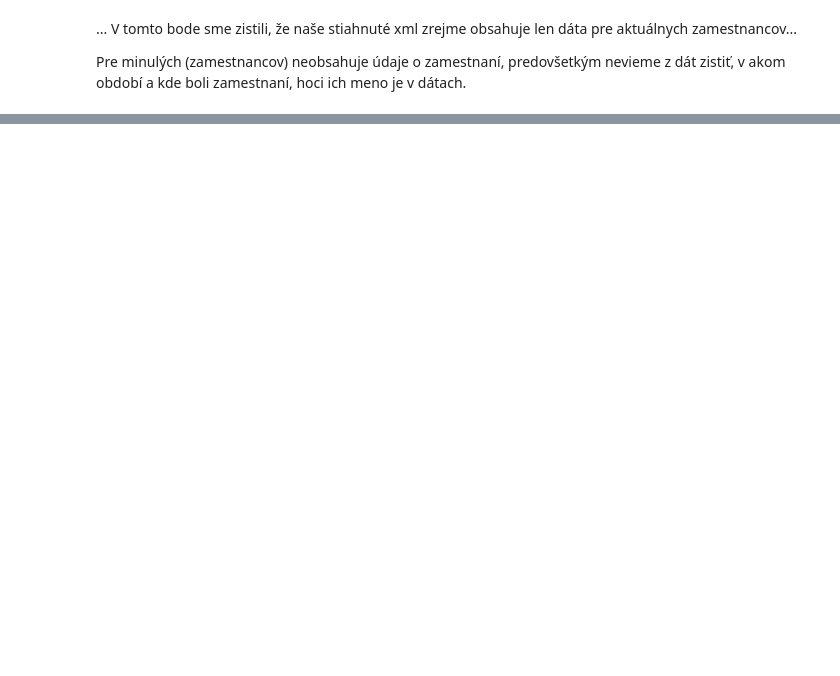
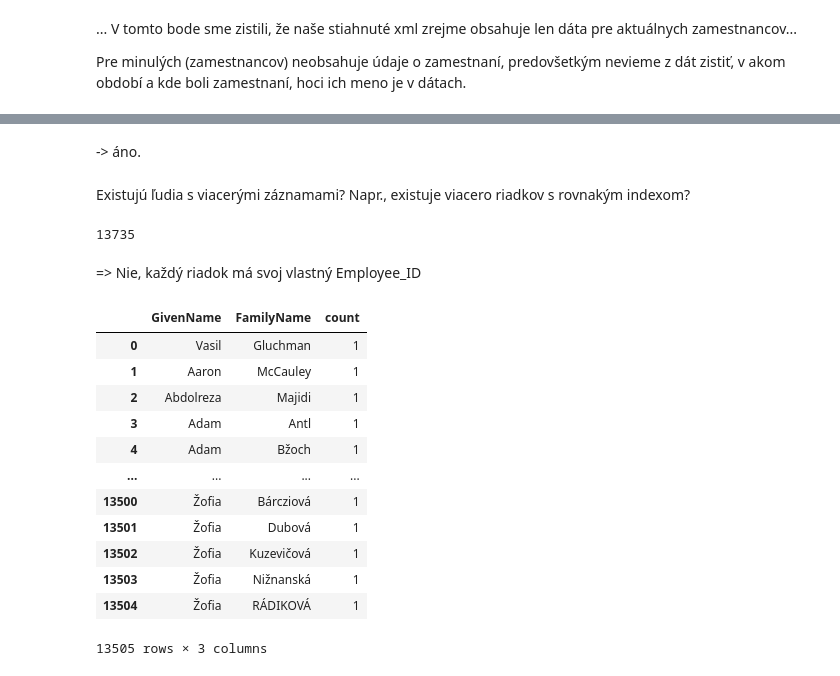
Before and after one commit to hudo16-38/pridav-project, a Jupyter notebook: analysis/regzam_analysis.ipynb, the cells around one changed output, grey strips where cells are left out. Cells and saved outputs as stored; diff of their text form; code cells hidden in the pictures; blank space fills up the shorter version.

```diff
--- a/analysis/regzam_analysis.ipynb
+++ b/analysis/regzam_analysis.ipynb
@@ -103,0 +159,27 @@ df.query("Employment_EndDate.isna()")
+# %% [markdown]
+-> áno.
+# %% [markdown]
+Existujú ľudia s viacerými záznamami? Napr., existuje viacero riadkov s rovnakým indexom?
+# %%
+len(set(current_employees['Employee_ID']))
+# %% [output]
+13735
+# %% [markdown]
+=> Nie, každý riadok má svoj vlastný Employee_ID
+# %%
+counts = current_employees[['Employee_ID', 'GivenName', 'FamilyName']].groupby(['GivenName', 'FamilyName']).count().rename(columns={'Employee_ID': 'count'}).reset_index()
+display(counts)
+# %% [output]
+|  | GivenName | FamilyName | count |
+| 0 | Vasil | Gluchman | 1 |
+| 1 | Aaron | McCauley | 1 |
+| 2 | Abdolreza | Majidi | 1 |
+| 3 | Adam | Antl | 1 |
+| 4 | Adam | Bžoch | 1 |
+| ... | ... | ... | ... |
+| 13500 | Žofia | Bárcziová | 1 |
+| 13501 | Žofia | Dubová | 1 |
+| 13502 | Žofia | Kuzevičová | 1 |
+| 13503 | Žofia | Nižnanská | 1 |
+| 13504 | Žofia | RÁDIKOVÁ | 1 |
+13505 rows × 3 columns
```
Also changed, not shown: parts of 20 cells of this notebook, 1 other file.
